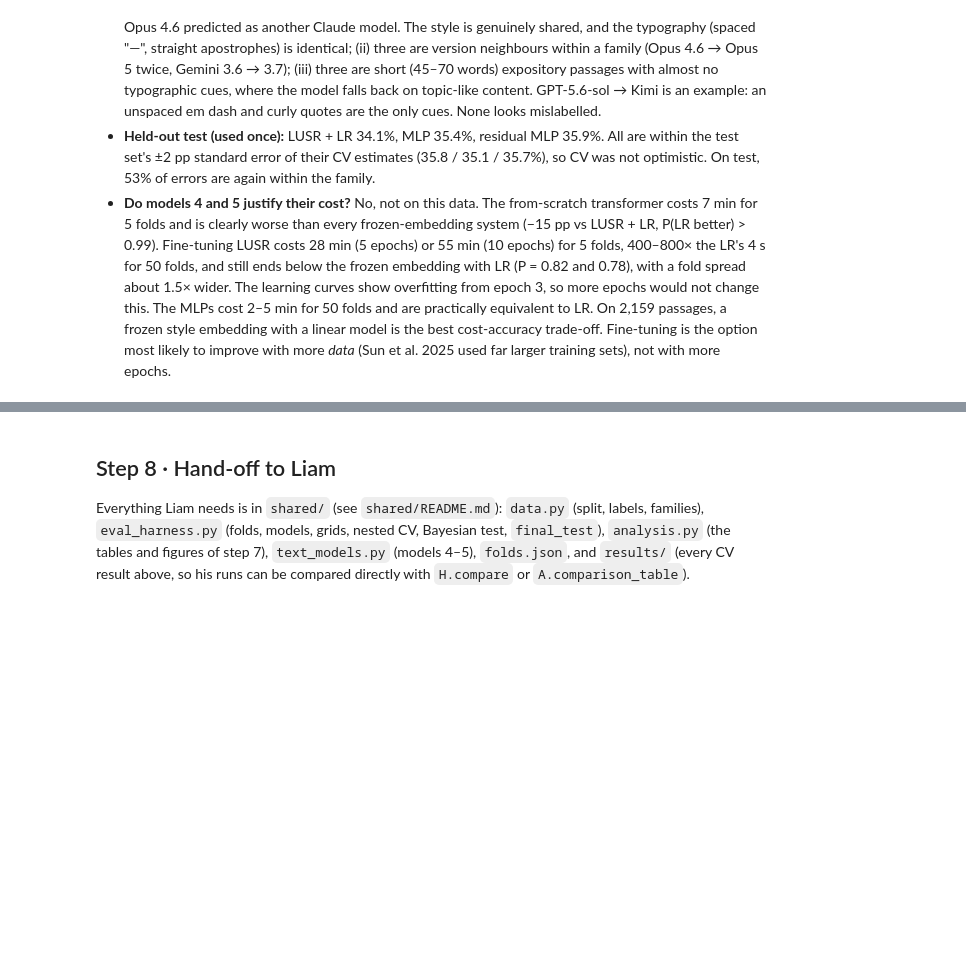
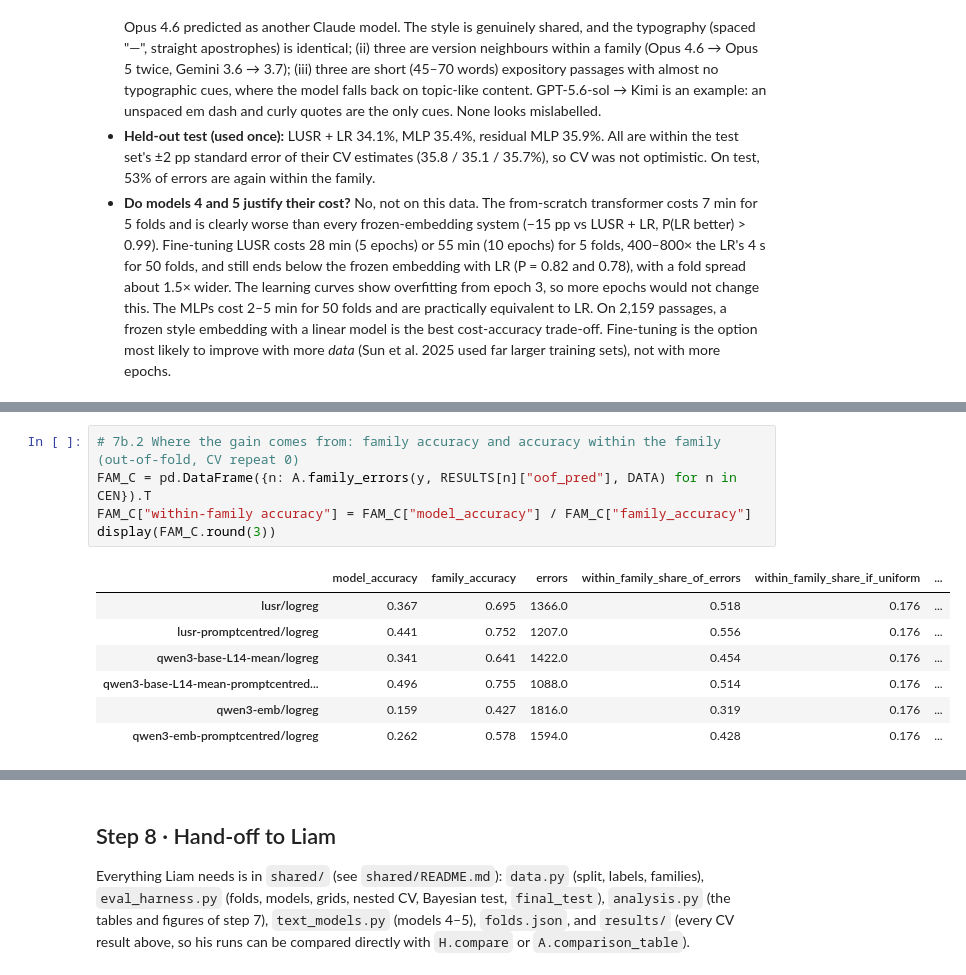
Before and after one commit to artificial-cesare/nlp1-team, a Jupyter notebook: part1/neural_project.ipynb, the cells around one changed output, grey strips where cells are left out. Saved outputs shown, nothing was run; the diff lists cells and outputs as text; blank space fills up the shorter version.

```diff
--- a/part1/neural_project.ipynb
+++ b/part1/neural_project.ipynb
@@ -1095,0 +1180,13 @@ display(A.family_errors(y_test, TEST[best_test]["pred"], DATA).round(3).to_frame
+# %%
+# 7b.2 Where the gain comes from: family accuracy and accuracy within the family (out-of-fold, CV repeat 0)
+FAM_C = pd.DataFrame({n: A.family_errors(y, RESULTS[n]["oof_pred"], DATA) for n in CEN}).T
+FAM_C["within-family accuracy"] = FAM_C["model_accuracy"] / FAM_C["family_accuracy"]
+display(FAM_C.round(3))
+# %% [output]
+|  | model_accuracy | family_accuracy | errors | within_family_share_of_errors | within_family_share_if_uniform | ... |
+| lusr/logreg | 0.367 | 0.695 | 1366.0 | 0.518 | 0.176 | ... |
+| lusr-promptcentred/logreg | 0.441 | 0.752 | 1207.0 | 0.556 | 0.176 | ... |
+| qwen3-base-L14-mean/logreg | 0.341 | 0.641 | 1422.0 | 0.454 | 0.176 | ... |
+| qwen3-base-L14-mean-promptcentred... | 0.496 | 0.755 | 1088.0 | 0.514 | 0.176 | ... |
+| qwen3-emb/logreg | 0.159 | 0.427 | 1816.0 | 0.319 | 0.176 | ... |
+| qwen3-emb-promptcentred/logreg | 0.262 | 0.578 | 1594.0 | 0.428 | 0.176 | ... |
```
Also changed, not shown: parts of 8 cells of this notebook, 17 other files.
